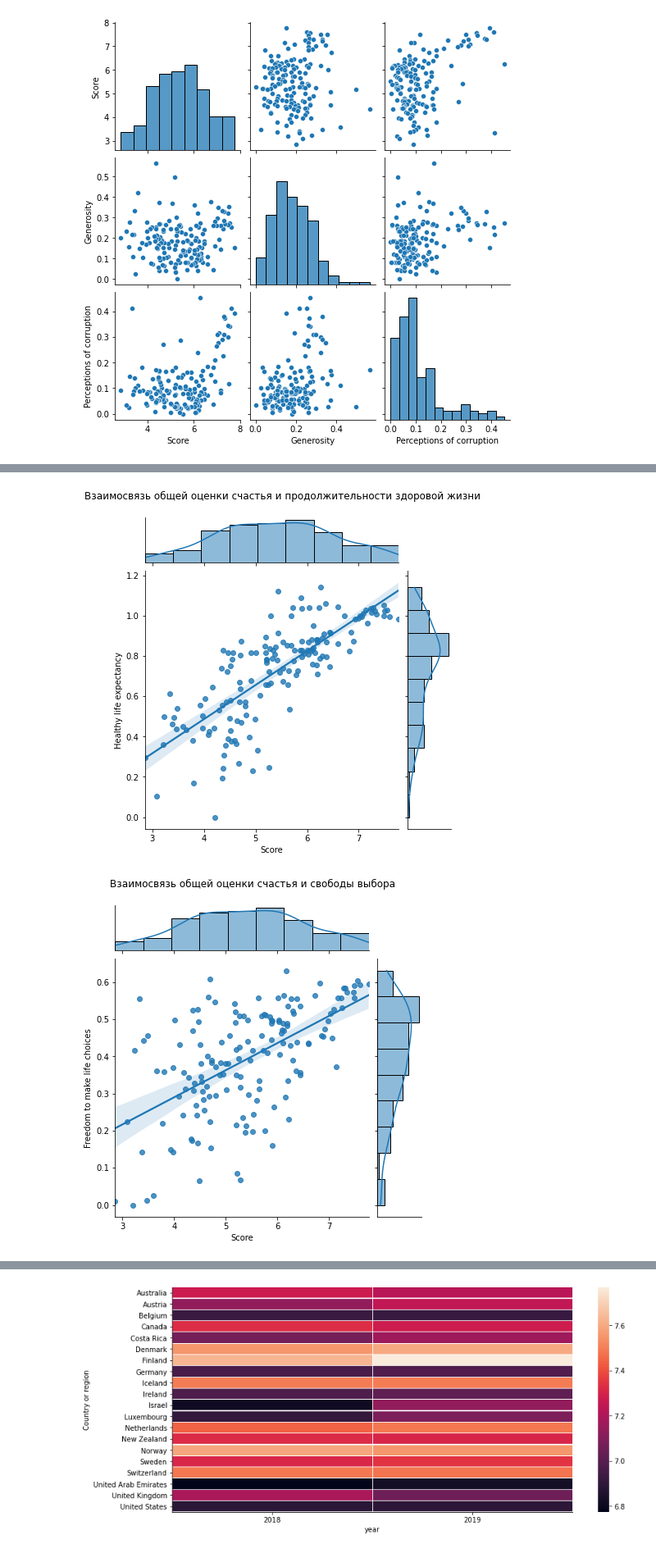
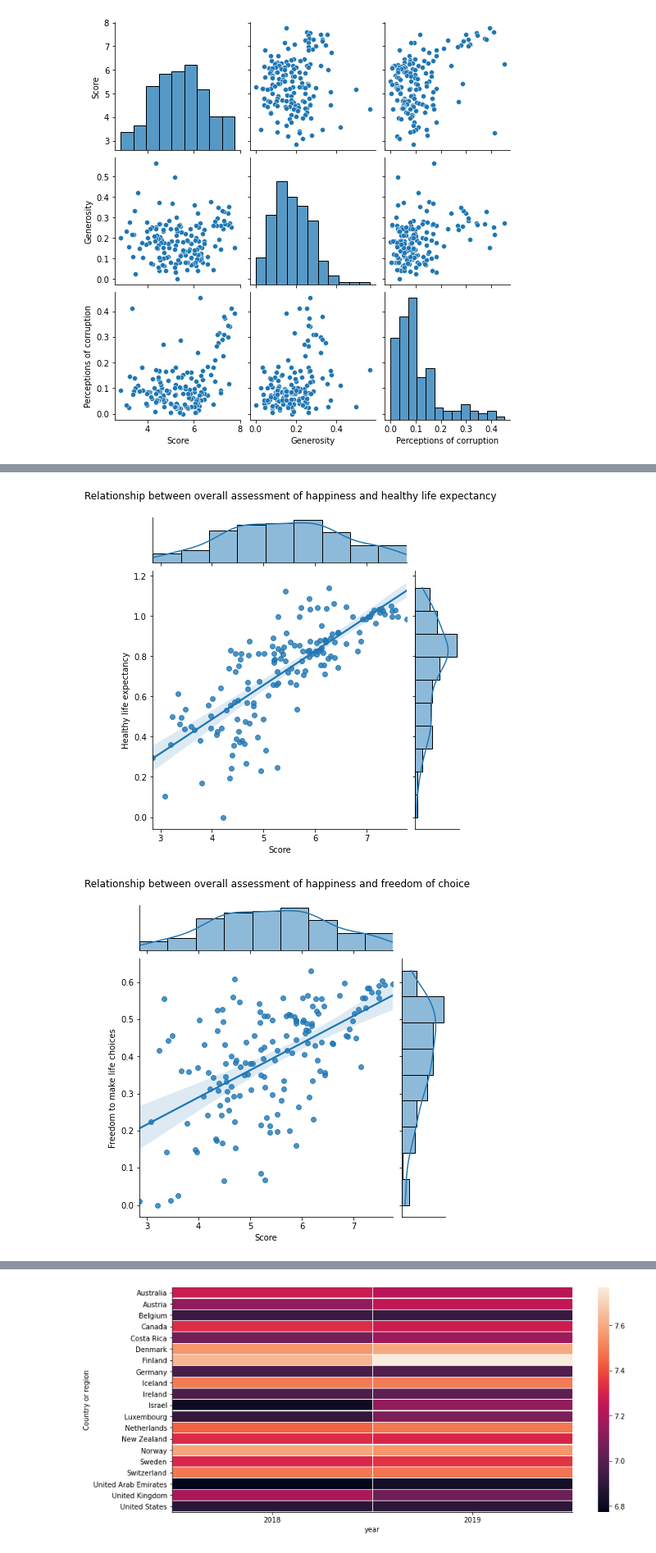
Before and after one commit to ConveroMursa/Data_Analysis, a Jupyter notebook: EDA_projects/EDA_happiness/visualization.ipynb, the cells around one changed output, grey strips where cells are left out. Shown at 82% size. Cells and saved outputs as stored; diff of their text form; code cells hidden in the pictures.

```diff
--- a/EDA_projects/EDA_happiness/visualization.ipynb
+++ b/EDA_projects/EDA_happiness/visualization.ipynb
@@ -96,12 +82,12 @@ sns.despine()
 # %%
 sns.jointplot(x='Score', y='Healthy life expectancy', data=df_19, kind='reg')
-plt.suptitle("Взаимосвязь общей оценки счастья и продолжительности здоровой жизни", y=1.05)
+plt.suptitle("Relationship between overall assessment of happiness and healthy life expectancy", y=1.05)
 sns.despine()
 # %% [output]
-[figure, old version]
+[figure, new version]
 # %%
 sns.jointplot(x='Score', y='Freedom to make life choices', data=df_19, kind='reg')
-plt.suptitle("Взаимосвязь общей оценки счастья и свободы выбора", y=1.05)
+plt.suptitle("Relationship between overall assessment of happiness and freedom of choice", y=1.05)
 sns.despine()
 # %% [output]
-[figure, old version]
+[figure, new version]
```
Also changed, not shown: parts of 38 cells of this notebook, 12 other files.
